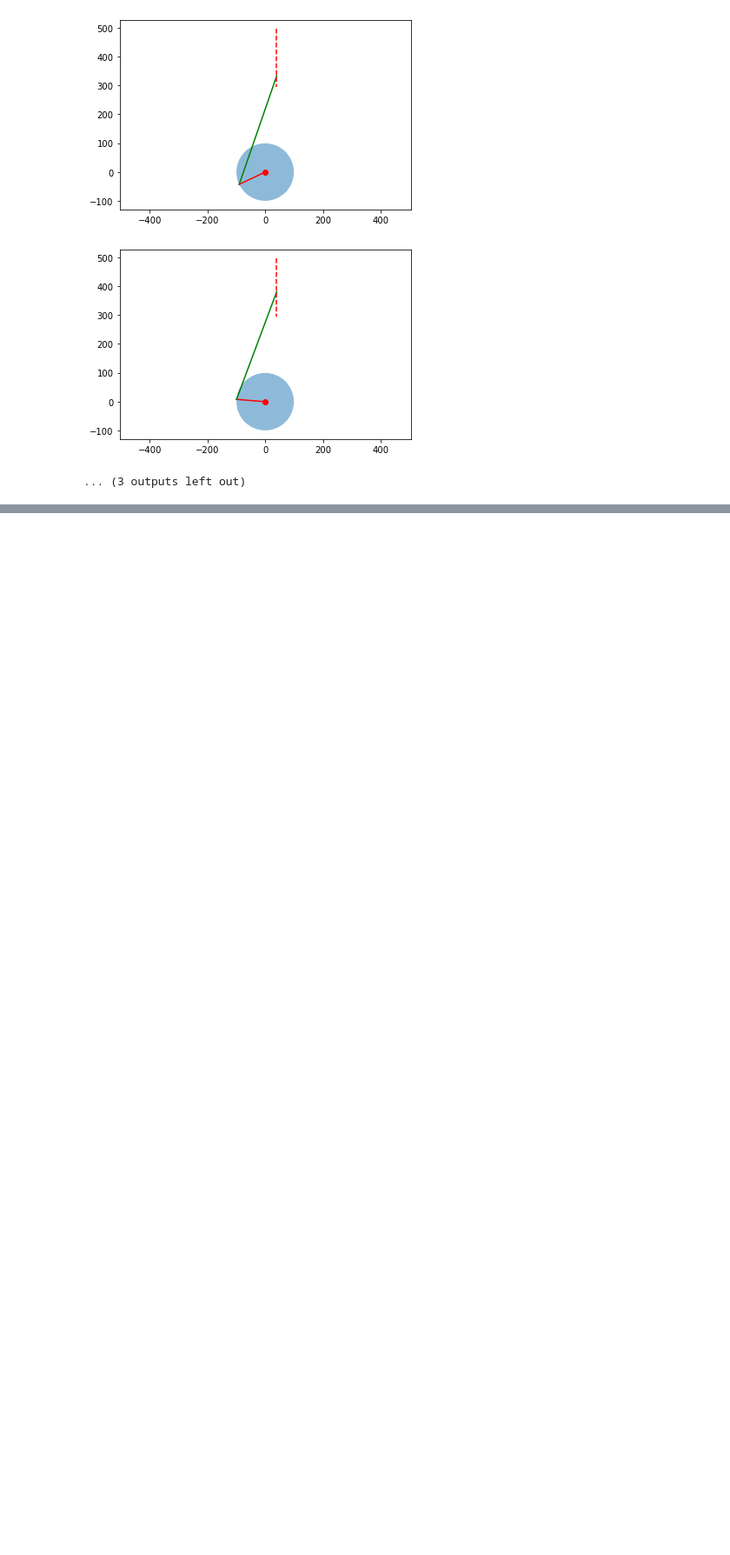
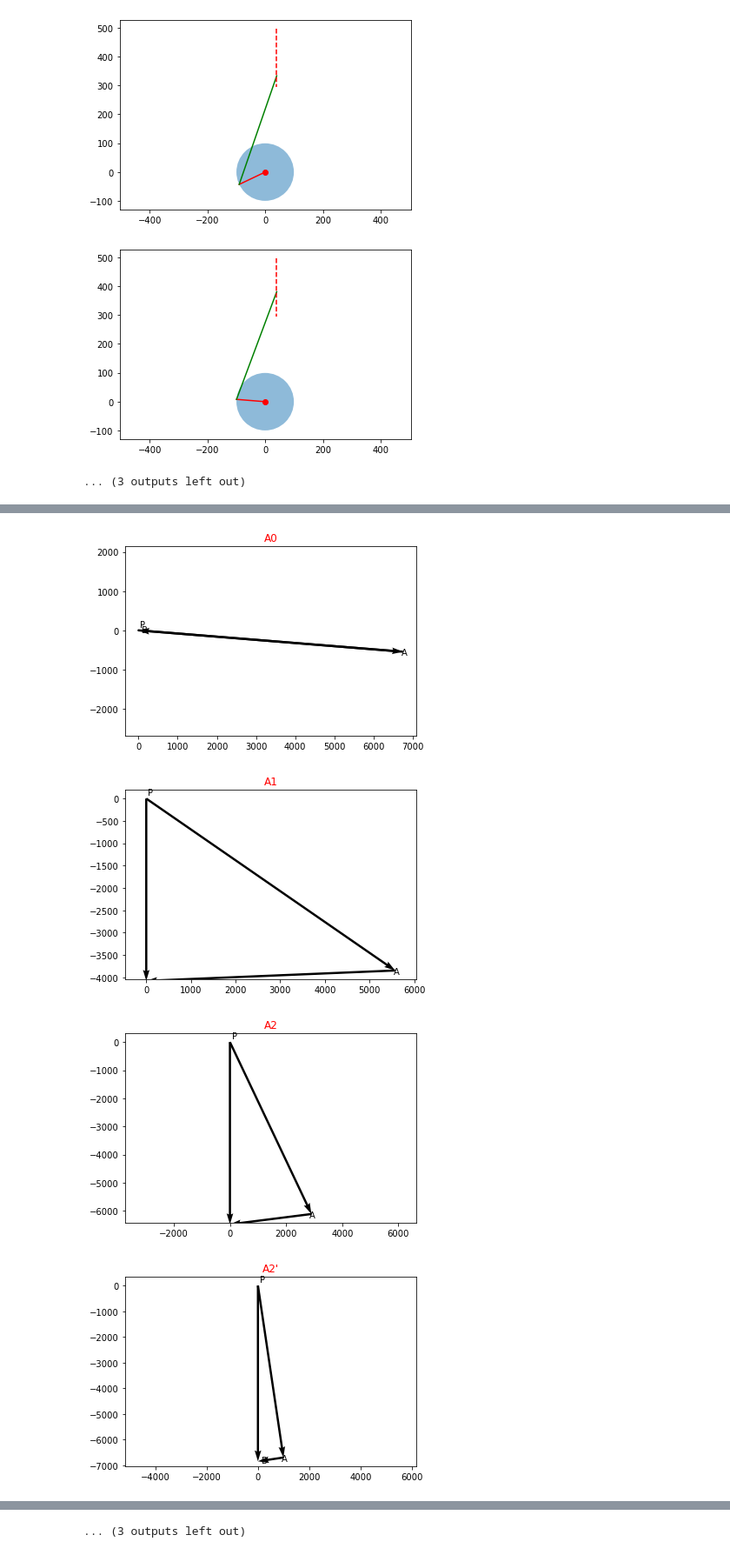
Before and after one commit to dzylikecode/SCUT_3_Principles-of-Mechanism, a Jupyter notebook: experiment/code/main.ipynb, the cells around one changed output, grey strips where cells are left out. Shown at 87% size. Drawn from its saved outputs; the diff is of its cells as text; code cells hidden in the pictures; blank space fills up the shorter version.

```diff
--- a/experiment/code/main.ipynb
+++ b/experiment/code/main.ipynb
@@ -240,0 +323,51 @@ mechanism_shape.show()
+# %%
+class Vel_shapes:
+
+    def __init__(self, vel_list):
+        self.vel_list = vel_list
+
+    def __draw_vec(self, ax, A, B):
+        x = A.x
+        y = A.y
+        u = B.x - A.x
+        v = B.y - A.y
+        ax.quiver(x, y, u, v, angles='xy', scale_units='xy', scale=1)
+
+    def __show(self, i, P, A, B):
+        self.fig = plt.figure(i)
+        ax = self.fig.add_subplot(111)
+        ax.set_title(name_list[i - 1], fontsize=12, color='r')
+        self.__draw_vec(ax, P, A)
+        self.__draw_vec(ax, A, B)
+        self.__draw_vec(ax, P, B)
+        plt.annotate("P",
+                     xy=(P.x, P.y),
+                     xytext=(2, 4),
+                     textcoords='offset points')
+        plt.annotate("A",
+                     xy=(A.x, A.y),
+                     xytext=(-2, -4),
+                     textcoords='offset points')
+        plt.annotate("B",
+                     xy=(B.x, B.y),
+                     xytext=(4, -2),
+                     textcoords='offset points')
+
+    def show(self):
+        for i, A, B in zip(range(1, 16), self.vel_list.PA_list,
+                           self.vel_list.vb_list):
+            P = geo.Point(0, 0)
+            self.__show(i, P, A, B)
+            plt.axis('scaled')
+            #changes limits of x or y axis so that equal increments of x and y have the same length
+            plt.axis('equal')
+        plt.show()
+
+
+vel_shape = Vel_shapes(vel)
+vel_shape.show()
+# %% [output]
+[figure, added]
+[figure, added]
+[figure, added]
+[figure, added]
@@ -240,0 +382 @@ mechanism_shape.show()
+... (3 outputs left out)
```
Also changed, not shown: parts of 4 cells of this notebook.
